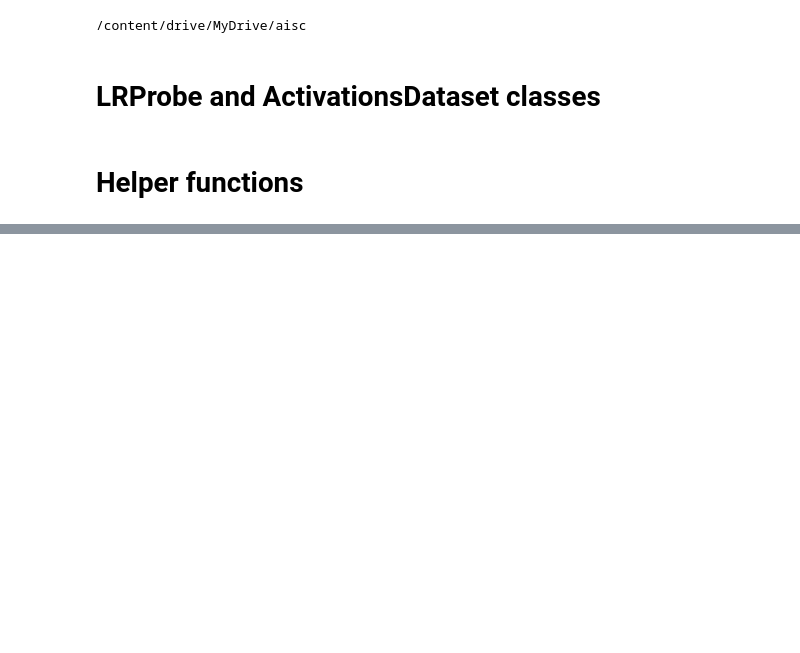
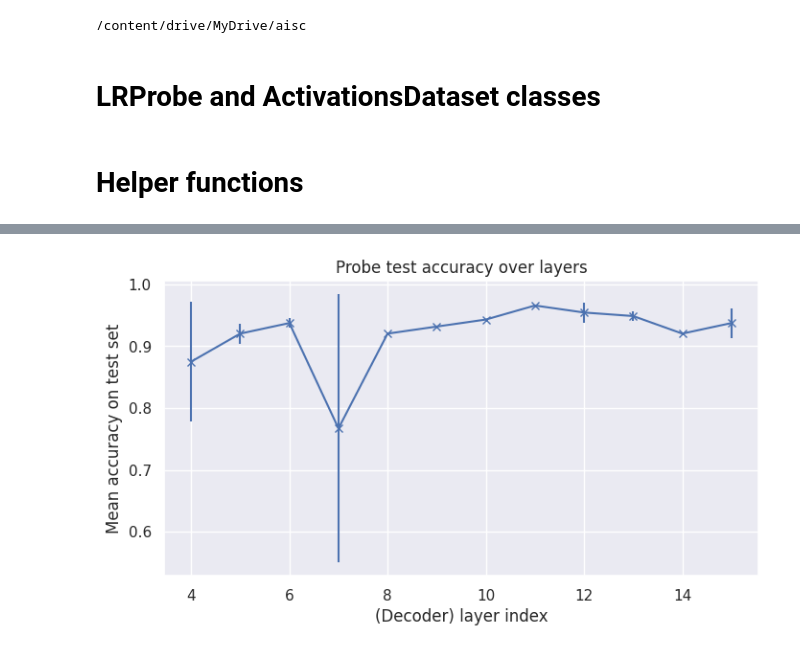
Before and after one commit to ayoakin/MIVLDE, a Jupyter notebook: subteams/LLMProbing/train_lr.ipynb, the cells around one changed output, grey strips where cells are left out. Drawn from its saved outputs; the diff is of its cells as text; code cells hidden in the pictures; blank space fills up the shorter version.

```diff
--- a/subteams/LLMProbing/train_lr.ipynb
+++ b/subteams/LLMProbing/train_lr.ipynb
@@ -249,0 +537,7 @@ Saved state dictionary to /content/drive/MyDrive/aisc/probes/test_probe_trig_15.
+# %%
+fig, ax = plt.subplots(figsize=(8,4))
+ax.errorbar(layers, experiment_summary['accuracy_mean'], yerr=experiment_summary['accuracy_std'], marker='x')
+ax.set(title='Probe test accuracy over layers', xlabel='(Decoder) layer index', ylabel='Mean accuracy on test set')
+plt.show()
+# %% [output]
+[figure, added]
```
Also changed, not shown: parts of 20 cells of this notebook.
